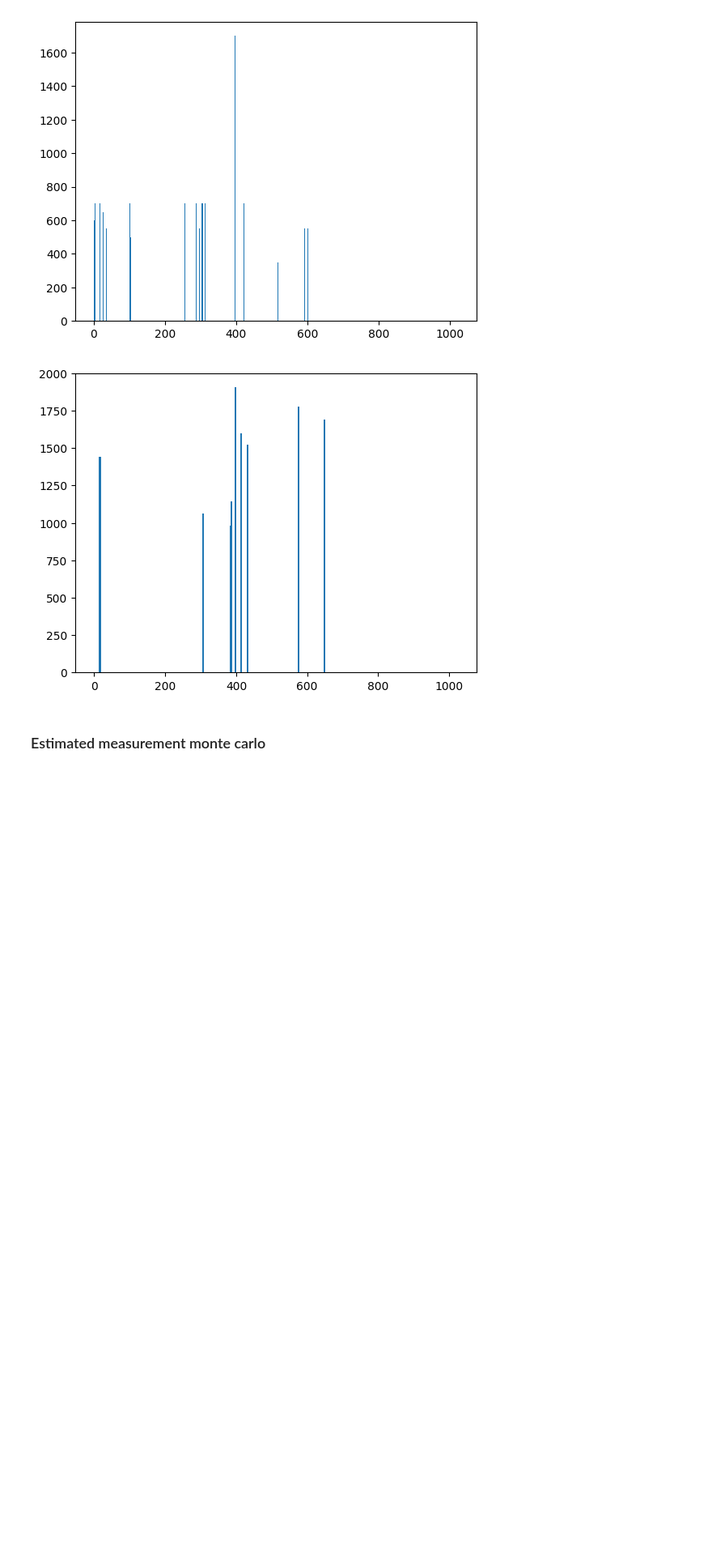
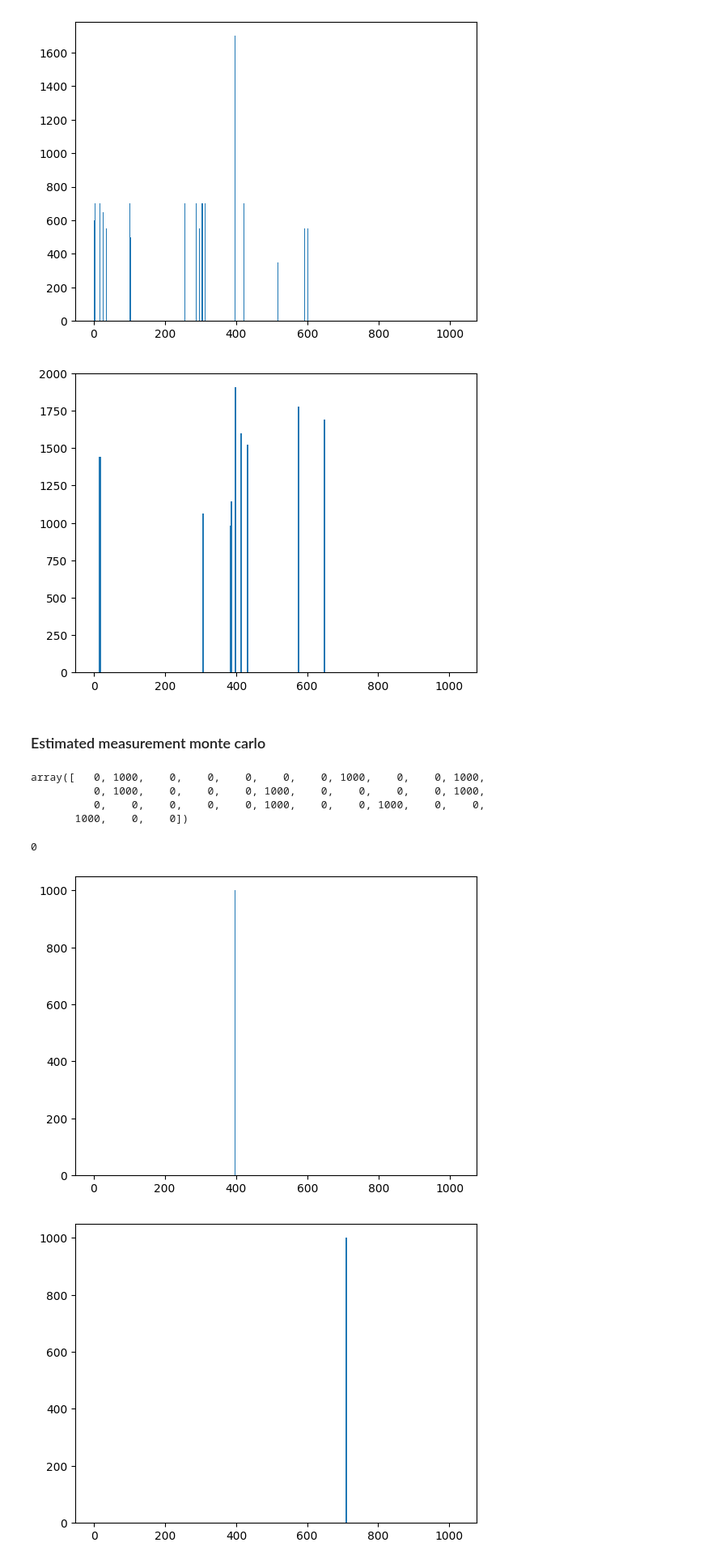
Before and after one commit to baptistechev/RL_CS, a Jupyter notebook: proof_of_concept.ipynb, the cells around one changed output. Shown: that part at 81% size. Cells and saved outputs as stored; diff of their text form; code cells hidden in the pictures; blank space fills up the shorter version.

```diff
--- a/proof_of_concept.ipynb
+++ b/proof_of_concept.ipynb
@@ -202,3 +254,24 @@ for bit in range(9):
 Phi = np.array([dev_pattern(p) for p in all_pat])
 
 y = np.array(y)
+y
+# %% [output]
+array([   0, 1000,    0,    0,    0,    0,    0, 1000,    0,    0, 1000,
+          0, 1000,    0,    0,    0, 1000,    0,    0,    0,    0, 1000,
+          0,    0,    0,    0,    0, 1000,    0,    0, 1000,    0,    0,
+       1000,    0,    0])
+# %%
+omp = OrthogonalMatchingPursuit(n_nonzero_coefs=20)
+omp.fit(Phi, y)
+coefficients = [ i if i>0 else 0 for i in omp.coef_]
+
+print(coefficients[397])
+
+plt.bar([i for i in np.arange(len(possible_sequence))],possible_sequence_cost,width=0.5)
+plt.show()
+plt.bar([i for i in np.arange(len(coefficients))],coefficients,width=5)
+plt.show()
+# %% [output]
+0
+[figure, added]
+[figure, added]
```
Also changed, not shown: parts of 9 cells of this notebook.
